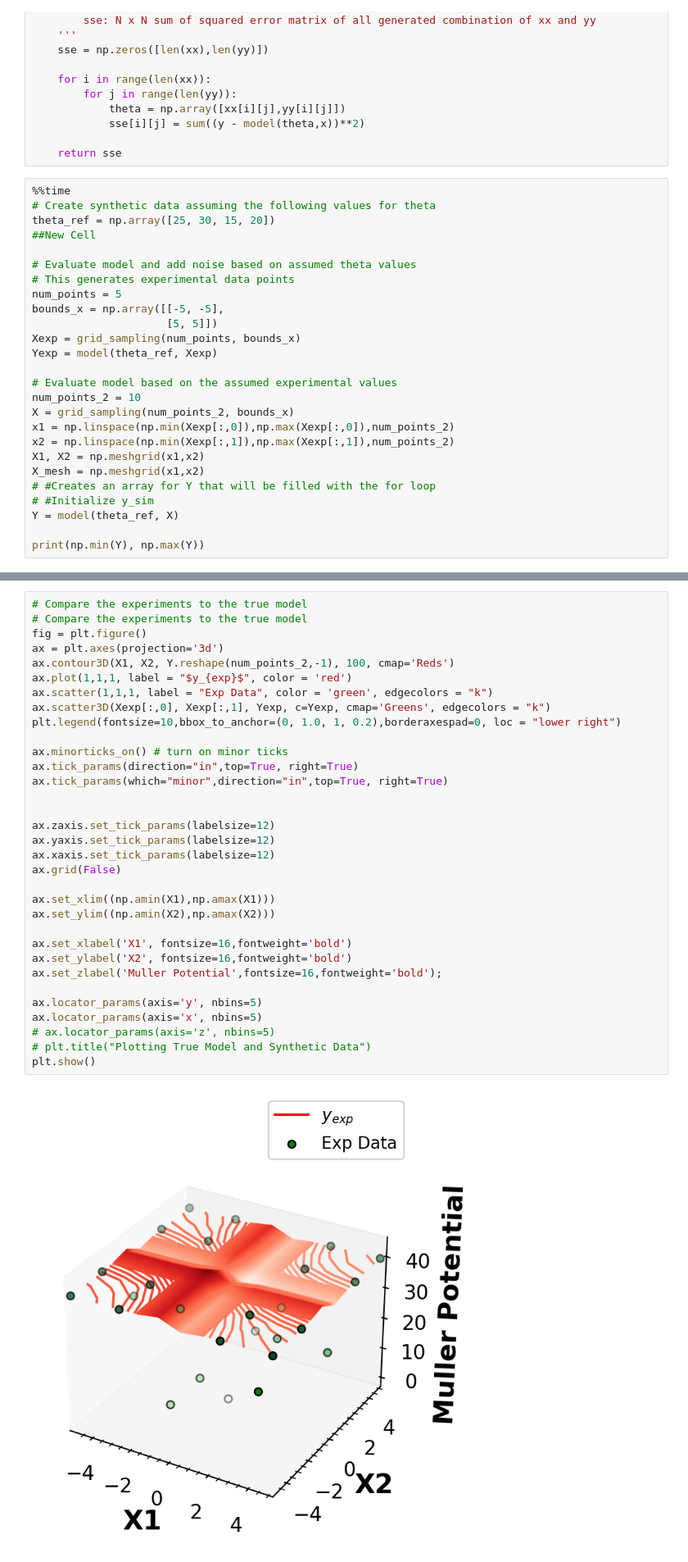
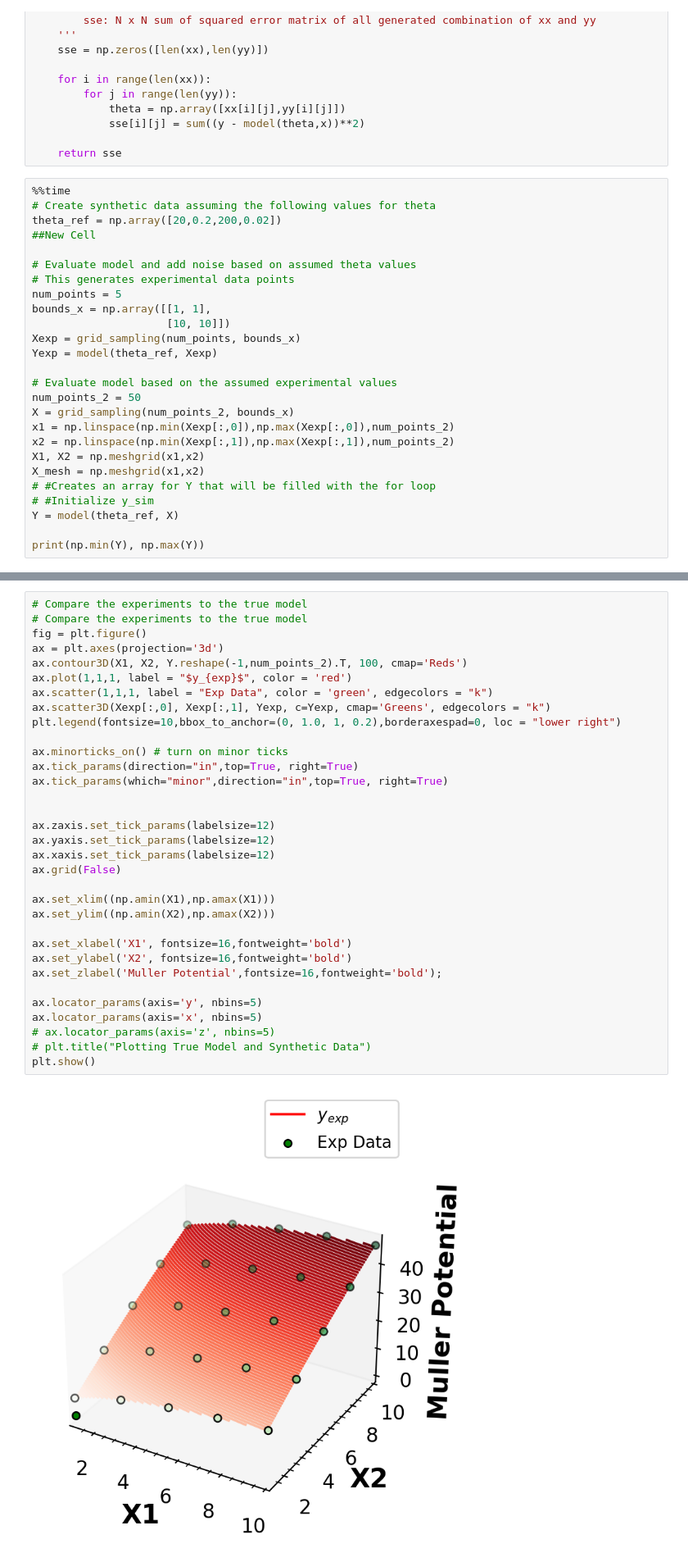
Before and after one commit to dowlinglab/GPBO_Emulators, a Jupyter notebook: Nonlinear_Regression/CS4_NLR.ipynb, the cells around one changed output, grey strips where cells are left out. Shown at 82% size. Drawn from its saved outputs; the diff is of its cells as text.

```diff
--- a/Nonlinear_Regression/CS4_NLR.ipynb
+++ b/Nonlinear_Regression/CS4_NLR.ipynb
@@ -119,19 +119,19 @@ def sse_func(xx, yy, x, y):
 # %%
 %%time
 # Create synthetic data assuming the following values for theta
-theta_ref = np.array([25, 30, 15, 20])
+theta_ref = np.array([20,0.2,200,0.02])
 ##New Cell
 
 # Evaluate model and add noise based on assumed theta values
 # This generates experimental data points
 num_points = 5
-bounds_x = np.array([[-5, -5],
-                     [5, 5]])
+bounds_x = np.array([[1, 1],
+                     [10, 10]])
 Xexp = grid_sampling(num_points, bounds_x)
 Yexp = model(theta_ref, Xexp)
 
 # Evaluate model based on the assumed experimental values
-num_points_2 = 10
+num_points_2 = 50
 X = grid_sampling(num_points_2, bounds_x)
 x1 = np.linspace(np.min(Xexp[:,0]),np.max(Xexp[:,0]),num_points_2)
 x2 = np.linspace(np.min(Xexp[:,1]),np.max(Xexp[:,1]),num_points_2)
@@ -151,36 +151,36 @@ Wall time: 5.96 ms
 # Compare the experiments to the true model
 fig = plt.figure()
 ax = plt.axes(projection='3d')
-ax.contour3D(X1, X2, Y.reshape(num_points_2,-1), 100, cmap='Reds')
+ax.contour3D(X1, X2, Y.reshape(-1,num_points_2).T, 100, cmap='Reds')
 ax.plot(1,1,1, label = "$y_{exp}$", color = 'red')
 ax.scatter(1,1,1, label = "Exp Data", color = 'green', edgecolors = "k")
 ax.scatter3D(Xexp[:,0], Xexp[:,1], Yexp, c=Yexp, cmap='Greens', edgecolors = "k")
 plt.legend(fontsize=10,bbox_to_anchor=(0, 1.0, 1, 0.2),borderaxespad=0, loc = "lower right")
 
 ax.minorticks_on() # turn on minor ticks
 ax.tick_params(direction="in",top=True, right=True)
 ax.tick_params(which="minor",direction="in",top=True, right=True)
 
 
 ax.zaxis.set_tick_params(labelsize=12)
 ax.yaxis.set_tick_params(labelsize=12)
 ax.xaxis.set_tick_params(labelsize=12)
 ax.grid(False)
 
 ax.set_xlim((np.amin(X1),np.amax(X1)))
 ax.set_ylim((np.amin(X2),np.amax(X2)))
 
 ax.set_xlabel('X1', fontsize=16,fontweight='bold')
 ax.set_ylabel('X2', fontsize=16,fontweight='bold')
 ax.set_zlabel('Muller Potential',fontsize=16,fontweight='bold');
 
 ax.locator_params(axis='y', nbins=5)
 ax.locator_params(axis='x', nbins=5)
 # ax.locator_params(axis='z', nbins=5)
 # plt.title("Plotting True Model and Synthetic Data")
 plt.show()
 # %% [output]
-[figure, old version]
+[figure, new version]
 # %%
 zz = Y.reshape(num_points_2,-1).T
 xx = X1
```
Also changed, not shown: parts of 2 cells of this notebook, 5 other files.
